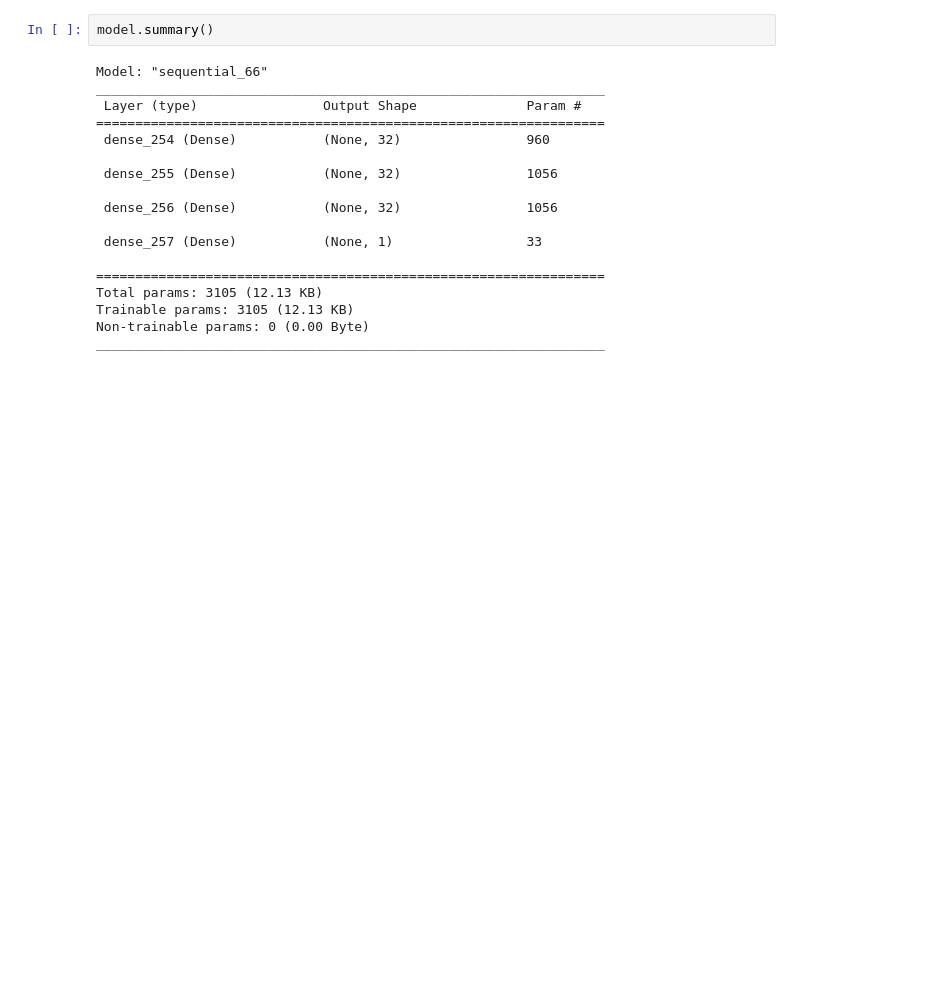
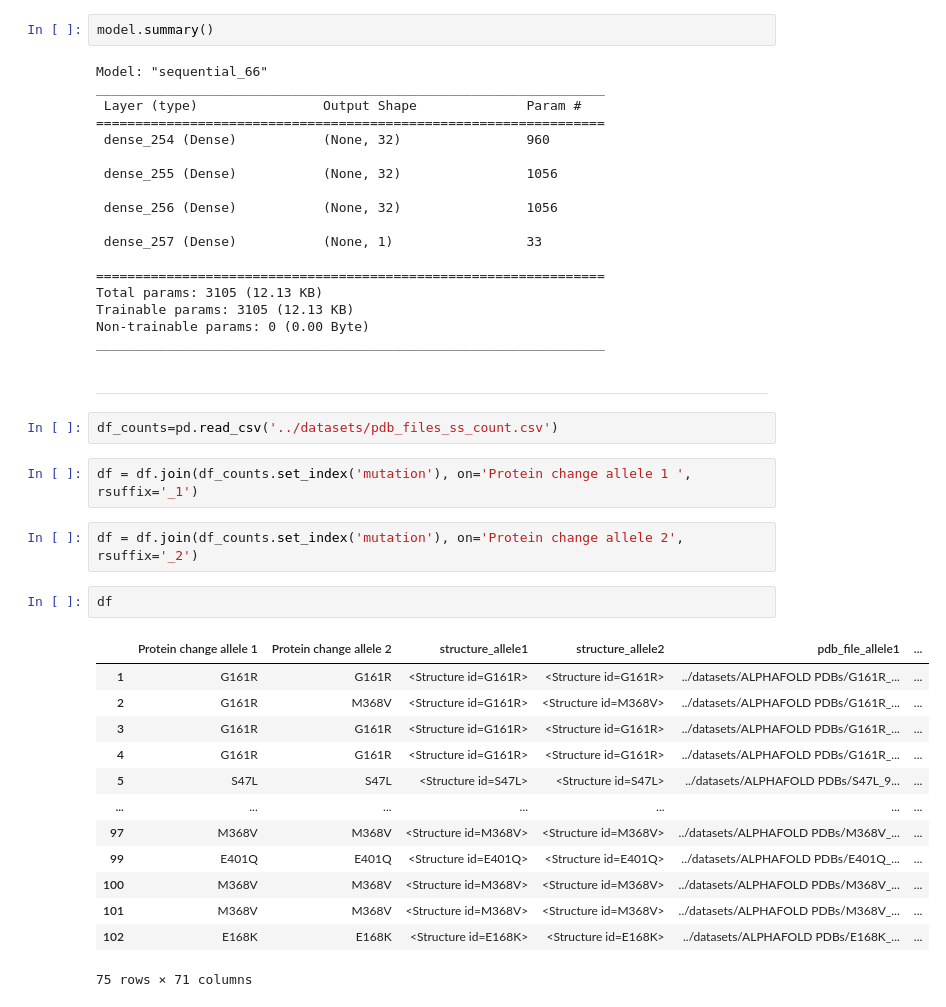
Before and after one commit to g-lago8/CHL-Project, a Jupyter notebook: notebooks/new_features_analysis.ipynb, the cells around one changed output. Drawn from its saved outputs; the diff is of its cells as text; blank space fills up the shorter version.

Commit message:
join of new features

```diff
--- a/notebooks/new_features_analysis.ipynb
+++ b/notebooks/new_features_analysis.ipynb
@@ -820,3 +802,27 @@ Total params: 3105 (12.13 KB)
 Trainable params: 3105 (12.13 KB)
 Non-trainable params: 0 (0.00 Byte)
 _________________________________________________________________
+# %% [markdown]
+---
+# %%
+df_counts=pd.read_csv('../datasets/pdb_files_ss_count.csv')
+# %%
+df = df.join(df_counts.set_index('mutation'), on='Protein change allele 1 ', rsuffix='_1')
+# %%
+df = df.join(df_counts.set_index('mutation'), on='Protein change allele 2', rsuffix='_2')
+# %%
+df
+# %% [output]
+|  | Protein change allele 1 | Protein change allele 2 | structure_allele1 | structure_allele2 | pdb_file_allele1 | ... |
+| 1 | G161R | G161R | <Structure id=G161R> | <Structure id=G161R> | ../datasets/ALPHAFOLD PDBs/G161R_... | ... |
+| 2 | G161R | M368V | <Structure id=G161R> | <Structure id=M368V> | ../datasets/ALPHAFOLD PDBs/G161R_... | ... |
+| 3 | G161R | G161R | <Structure id=G161R> | <Structure id=G161R> | ../datasets/ALPHAFOLD PDBs/G161R_... | ... |
+| 4 | G161R | G161R | <Structure id=G161R> | <Structure id=G161R> | ../datasets/ALPHAFOLD PDBs/G161R_... | ... |
+| 5 | S47L | S47L | <Structure id=S47L> | <Structure id=S47L> | ../datasets/ALPHAFOLD PDBs/S47L_9... | ... |
+| ... | ... | ... | ... | ... | ... | ... |
+| 97 | M368V | M368V | <Structure id=M368V> | <Structure id=M368V> | ../datasets/ALPHAFOLD PDBs/M368V_... | ... |
+| 99 | E401Q | E401Q | <Structure id=E401Q> | <Structure id=E401Q> | ../datasets/ALPHAFOLD PDBs/E401Q_... | ... |
+| 100 | M368V | M368V | <Structure id=M368V> | <Structure id=M368V> | ../datasets/ALPHAFOLD PDBs/M368V_... | ... |
+| 101 | M368V | M368V | <Structure id=M368V> | <Structure id=M368V> | ../datasets/ALPHAFOLD PDBs/M368V_... | ... |
+| 102 | E168K | E168K | <Structure id=E168K> | <Structure id=E168K> | ../datasets/ALPHAFOLD PDBs/E168K_... | ... |
+75 rows × 71 columns
```
Also changed, not shown: parts of 25 cells of this notebook.
